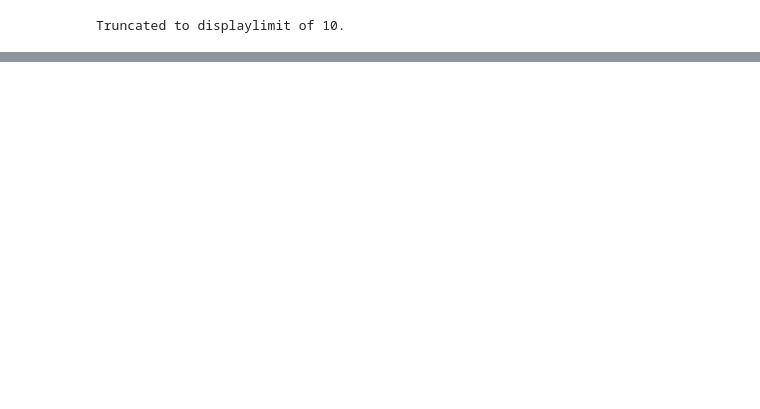
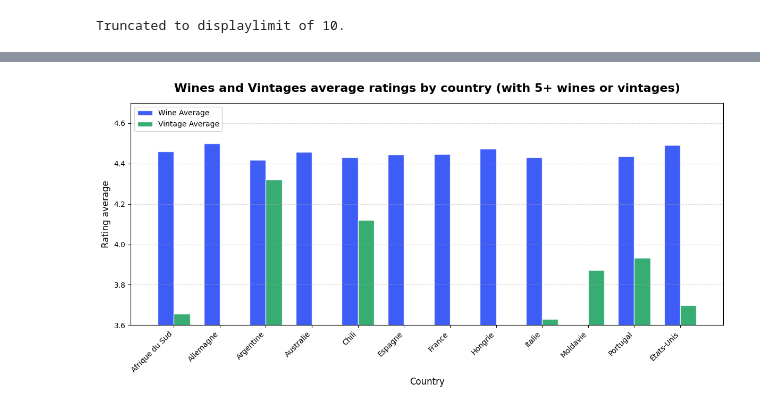
Before and after one commit to JanKazimir/vivinodb, a Jupyter notebook: notebooks/disco.ipynb, the cells around one changed output, grey strips where cells are left out. Saved outputs shown, nothing was run; the diff lists cells and outputs as text; code cells hidden in the pictures; blank space fills up the shorter version.

```diff
--- a/notebooks/disco.ipynb
+++ b/notebooks/disco.ipynb
@@ -421,0 +606,9 @@ Truncated to displaylimit of 10.
+# %%
+## Wine average rating by country
+with open("../queries/wine_average_by_country.sql") as f:
+    query = f.read()
+
+df = pd.read_sql_query(query, connexion)
+df
+
+df.plot(kind='bar', x='country_name', y='AVG(ratings_average)', ylim=(4.41, 4.51), figsize=(7, 4), color="#0D33F4", alpha=0.8, title="Average Ratings of all wines by country (having 5+ wines)")
@@ -421,0 +618,9 @@ Truncated to displaylimit of 10.
+# %%
+## Vintages average rating by country
+
+with open("../queries/vintage_avg_by_country.sql") as f:
+    query = f.read()
+
+df = pd.read_sql_query(query, connexion)
+df
+df.plot(kind='bar', x='country_name', y='AVG(vintages.ratings_average)', ylim=(1.5, 4.6), figsize=(8, 5), color="#059951", alpha=0.8, title="Average Ratings of all vintages by Country (having 5+ vintages)")
@@ -421,0 +630,68 @@ Truncated to displaylimit of 10.
+# %%
+## Both graphs
+
+
+import numpy as np
+
+
+with open("../queries/wine_average_by_country.sql") as f:
+    query = f.read()
+df_wine = pd.read_sql_query(query, connexion)
+
+with open("../queries/vintage_avg_by_country.sql") as f:
+    query = f.read()
+df_vint = pd.read_sql_query(query, connexion)
+
+# Rename the average columns to simpler names
+df_wine = df_wine.rename(columns={"AVG(ratings_average)": "wine_avg"})
+df_vint = df_vint.rename(columns={"AVG(vintages.ratings_average)": "vintage_avg"})
+
+
+# Merge both tables on country_name
+df = pd.merge(df_wine, df_vint, on="country_name", how="outer")
+
+# Replace missing values with 0 so countries missing in one query still appear
+df = df.fillna(0)
+
+# Optional: sort by country name
+df = df.sort_values("country_name")
+
+x = np.arange(len(df["country_name"]))
+width = 0.35
+
+fig, ax = plt.subplots(figsize=(12, 6))
+
+ax.bar(
+    x - width/2,
+    df["wine_avg"],
+    width=width,
+    color="#0D33F4",
+    edgecolor="white",
+    alpha=0.8,
+    label="Wine Average"
+)
+
+ax.bar(
+    x + width/2,
+    df["vintage_avg"],
+    width=width,
+    color="#059951",
+    edgecolor="white",
+    alpha=0.8,
+    label="Vintage Average"
+)
+
+ax.set_title("Wines and Vintages average ratings by country (with 5+ wines or vintages)", fontsize=16, fontweight="bold", pad=15)
+ax.set_xlabel("Country", fontsize=12)
+ax.set_ylabel("Rating average", fontsize=12)
+
+ax.set_xticks(x)
+ax.set_xticklabels(df["country_name"], rotation=45, ha="right")
+ax.grid(True, axis="y", linestyle="--", alpha=0.5)
+ax.legend(loc="upper left", fontsize=10, frameon=True)
+ax.set_ylim(3.6, 4.7)
+
+fig.tight_layout()
+plt.show()
+# %% [output]
+[figure, added]
```
Also changed, not shown: parts of 19 cells of this notebook, 11 other files.
